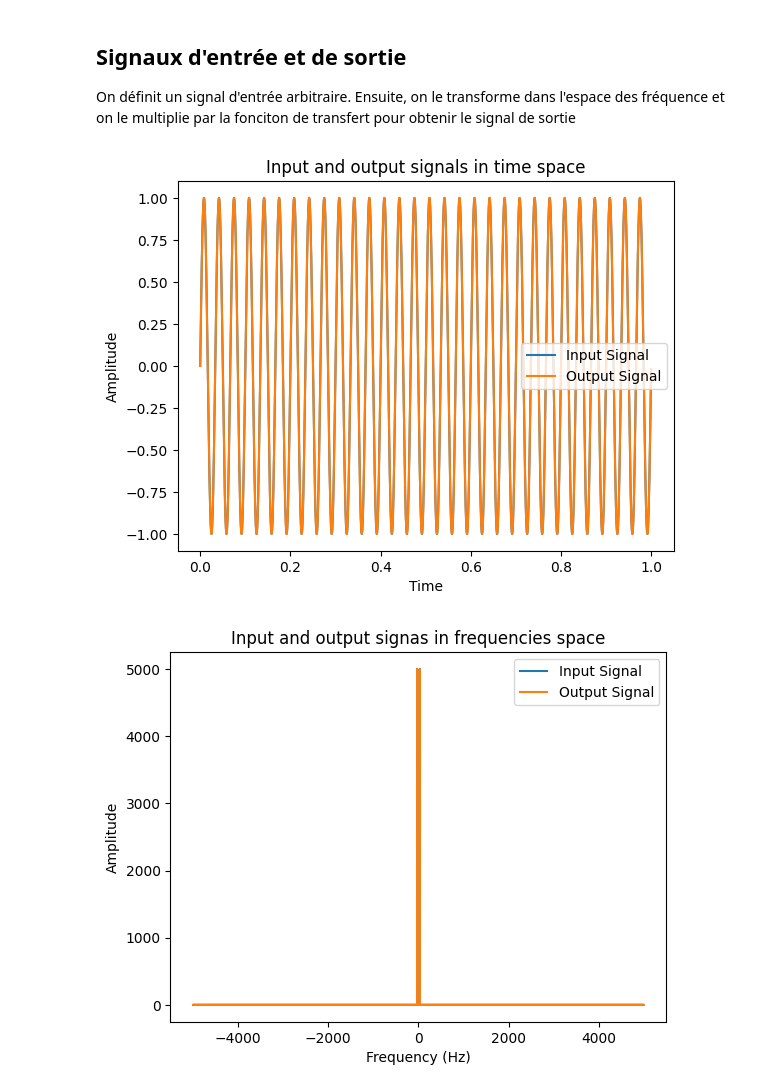
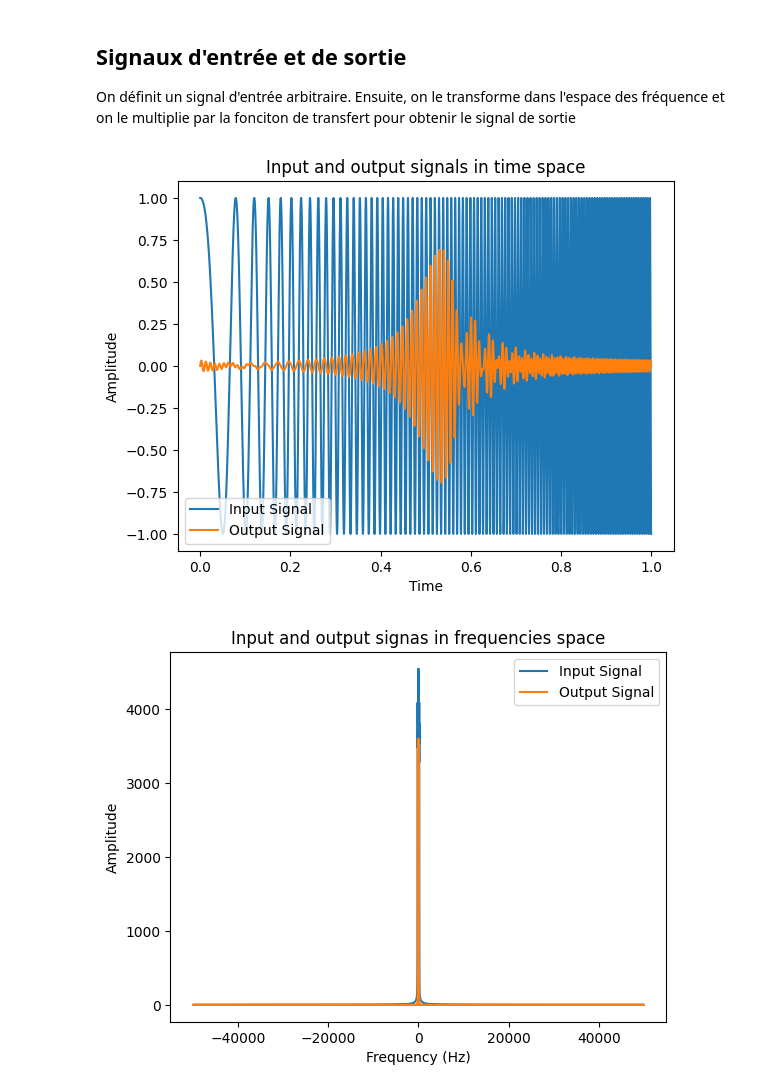
Before and after one commit to francisbpolymtl/TechExEquipe1, a Jupyter notebook: Mandat2/Simulations/plotSignals.ipynb, the cells around one changed output. Saved outputs shown, nothing was run; the diff lists cells and outputs as text; code cells hidden in the pictures.

```diff
--- a/Mandat2/Simulations/plotSignals.ipynb
+++ b/Mandat2/Simulations/plotSignals.ipynb
@@ -31,14 +32,14 @@ def transfer_function(f, f0, Q):
     x= w/w0
     return 1/(1+1.j*Q*(x-1/(x+1e-16)))
 
-N = 10000 # number of points
+N = 100000 # number of points
 
 t = np.linspace(0, 1, N, endpoint=False) # Definition of time vector
 frequencies = np.fft.fftfreq(len(t), d=t[1]-t[0]) # Definition of associated frequencies vector
 
 # Parameters of transfer function
-Q = 30
-f0 = 30
+Q = 20
+f0 = 100
 
 TF_values = transfer_function(frequencies, f0, Q) # Calculation of trnasfert function (TF :TransferFunction)
 transNorm = np.absolute(TF_values)
@@ -72,47 +73,47 @@ On définit un signal d'entrée arbitraire. Ensuite, on le transforme dans l'esp
 # %%
 # Generate input signal
 
-input_signal = np.sin(2*np.pi*30*t) # Sin pur
+# input_signal = np.sin(2*np.pi*30*t) # Sin pur
 
 # input_signal = np.sin(2 * np.pi * 5 * t) + 0.5 * np.sin(2 * np.pi * 50 * t)  # Combinaison de sin
 
 # input_signal = np.random.normal(0, 1, N) # White noise
 
-# frequency_start = 5  # Starting frequency in Hz
-# frequency_end = 1000  # Ending frequency in Hz
-# input_signal = chirp(t, f0=frequency_start, f1=frequency_end, t1=1, method='linear') # Chirp
+frequency_start = 5  # Starting frequency in Hz
+frequency_end = 200  # Ending frequency in Hz
+input_signal = chirp(t, f0=frequency_start, f1=frequency_end, t1=1, method='linear') # Chirp
 
 # Apply the Fourier transform to the input signal
 input_signal_freq = np.fft.fft(input_signal)
 
 # Apply the transfer function to the input signal in the frequency domain
 output_signal_freq = input_signal_freq * TF_values
 
 # Convert the output signal back to the time domain
 output_signal = np.real(np.fft.ifft(output_signal_freq))
 
 # Plot the signals in time and frequencies spaces
 # Time space
 plt.figure()
 plt.plot(t, input_signal, label='Input Signal')
 plt.plot(t, output_signal, label='Output Signal')
 plt.title('Input and output signals in time space')
 plt.xlabel('Time')
 plt.ylabel('Amplitude')
 plt.legend()
 # Frequencies space
 plt.figure()
 plt.plot(frequencies, np.absolute(input_signal_freq), label='Input Signal')
 plt.plot(frequencies, np.absolute(output_signal_freq),label='Output Signal')
 plt.title('Input and output signas in frequencies space')
 plt.xlabel('Frequency (Hz)')
 plt.ylabel('Amplitude')
 plt.legend()
 
 plt.show()
 # %% [output]
-[figure, old version]
+[figure, new version]
-[figure, old version]
+[figure, new version]
 # %% [markdown]
 ## Simulation de la fonction de transfert
 On essaie de regénérer la fonction de transfert à partir des signaux d'entrées et de sorties dans l'espace des fréquences en sachant que
```
Also changed, not shown: parts of 5 cells of this notebook.
